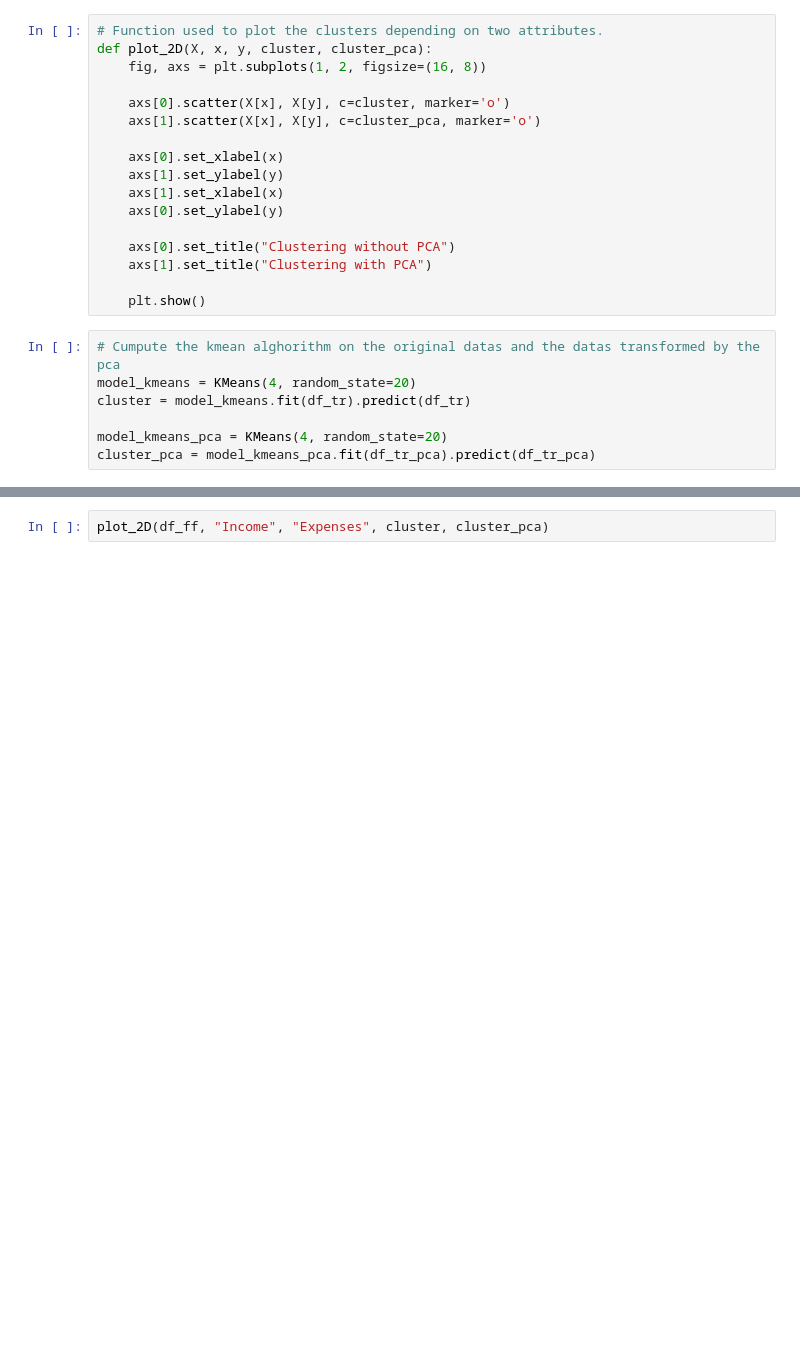
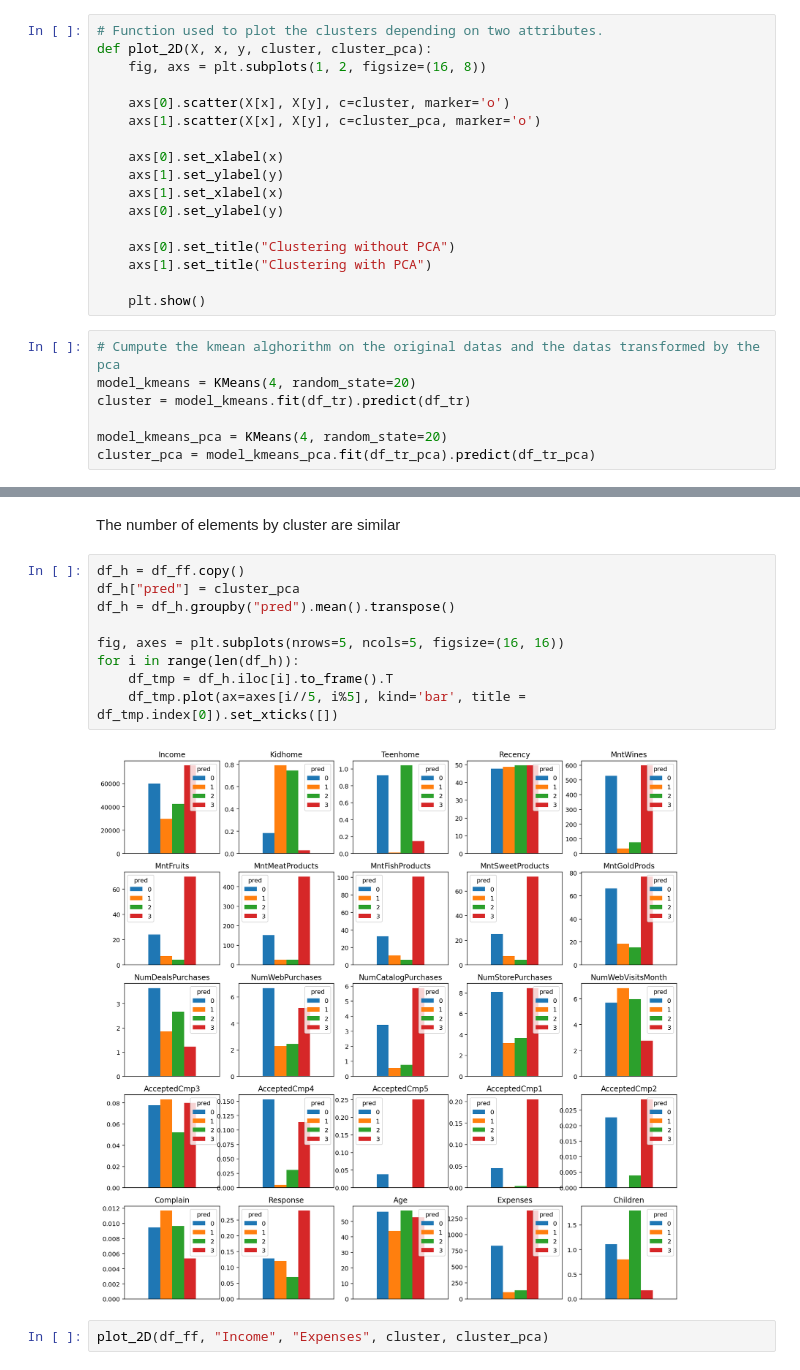
Before and after one commit to yxyfer/PTML_Project, a Jupyter notebook: src/market_analysis_unsupervised.ipynb, the cells around one changed output, grey strips where cells are left out. Saved outputs shown, nothing was run; the diff lists cells and outputs as text; blank space fills up the shorter version.

```diff
--- a/src/market_analysis_unsupervised.ipynb
+++ b/src/market_analysis_unsupervised.ipynb
@@ -437,3 +454,16 @@ cluster_pca = model_kmeans_pca.fit(df_tr_pca).predict(df_tr_pca)
+# %% [markdown]
+The number of elements by cluster are similar
+# %%
+df_h = df_ff.copy()
+df_h["pred"] = cluster_pca
+df_h = df_h.groupby("pred").mean().transpose()
+
+fig, axes = plt.subplots(nrows=5, ncols=5, figsize=(16, 16))
+for i in range(len(df_h)):
+    df_tmp = df_h.iloc[i].to_frame().T
+    df_tmp.plot(ax=axes[i//5, i%5], kind='bar', title = df_tmp.index[0]).set_xticks([])
+# %% [output]
+[figure, added]
 # %%
 plot_2D(df_ff, "Income", "Expenses", cluster, cluster_pca)
 # %% [output]
```
Also changed, not shown: parts of 10 cells of this notebook.
